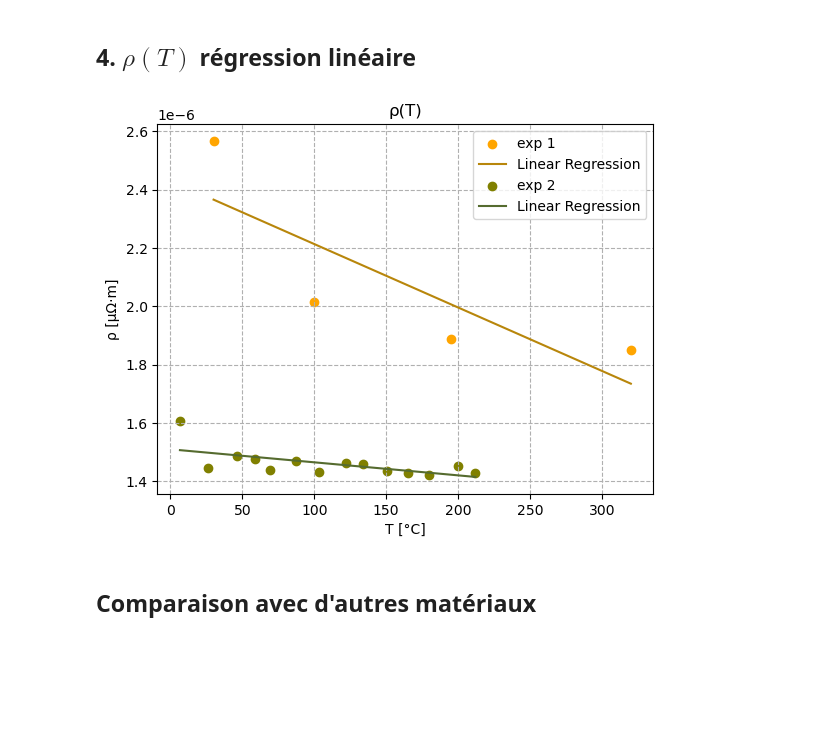
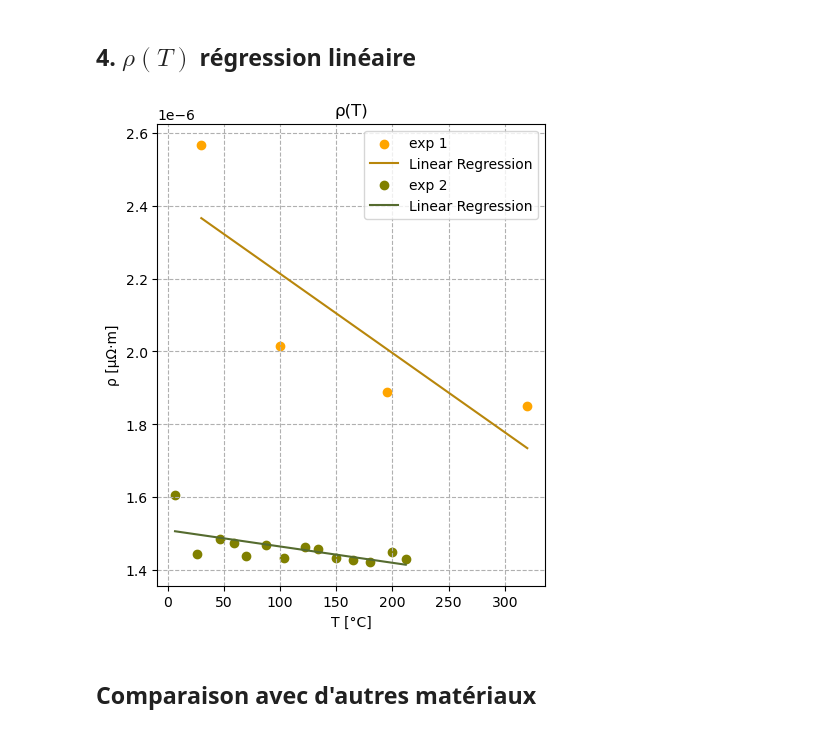
Before and after one commit to rbellens1/ProjetChimie, a Jupyter notebook: Conductivity/rho.ipynb, the cells around one changed output. Drawn from its saved outputs; the diff is of its cells as text; code cells hidden in the pictures; blank space fills up the shorter version.

```diff
--- a/Conductivity/rho.ipynb
+++ b/Conductivity/rho.ipynb
@@ -145,23 +150,23 @@ print(T_pred)
 # %% [markdown]
 ## 4. $\rho (T)$ régression linéaire
 # %%
-
+plt.figure(figsize=(5, 6))
 rho_HT_pred, drhodT_HT, MSEHT,model = lin_Reg(rho_HT_list, T)
 rho_BT_pred, drhodT_BT, MSEBT,model = lin_Reg(rho_BT_list, T_pred)
 
 plt.scatter(T, rho_HT_list, color='orange', label='exp 1')
 plt.plot(T, rho_HT_pred, color='darkgoldenrod', label='Linear Regression')
 plt.scatter(T_pred, rho_BT_list, color='olive', label='exp 2')
 plt.plot(T_pred, rho_BT_pred, color='darkolivegreen', label='Linear Regression')
 
 plt.xlabel('T [°C]')
 plt.ylabel('ρ [μΩ·m]')
 plt.title('ρ(T)')
 plt.legend()
 plt.grid(True, linestyle='dashed')
 plt.show()
 # %% [output]
-[figure, old version]
+[figure, new version]
 # %% [markdown]
 ## Comparaison avec d'autres matériaux
 # %%
```
Also changed, not shown: parts of 3 cells of this notebook, 1 other file.
